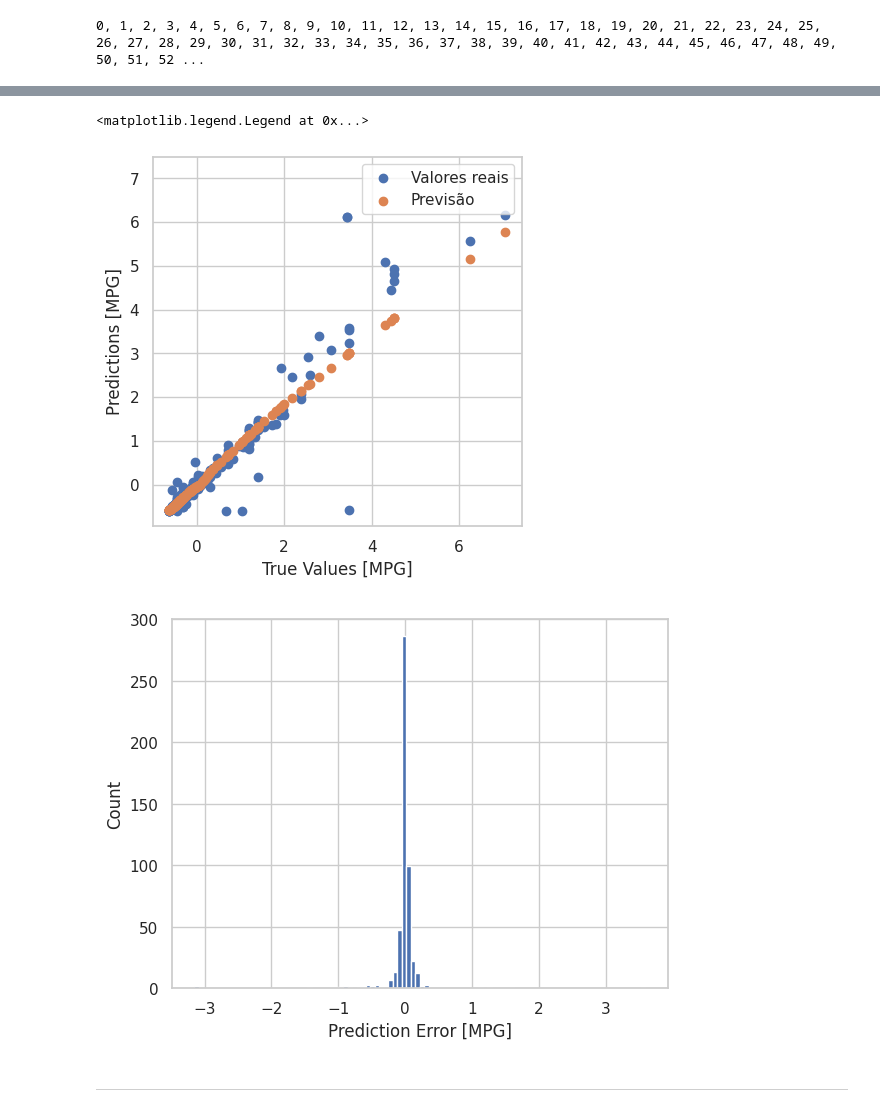
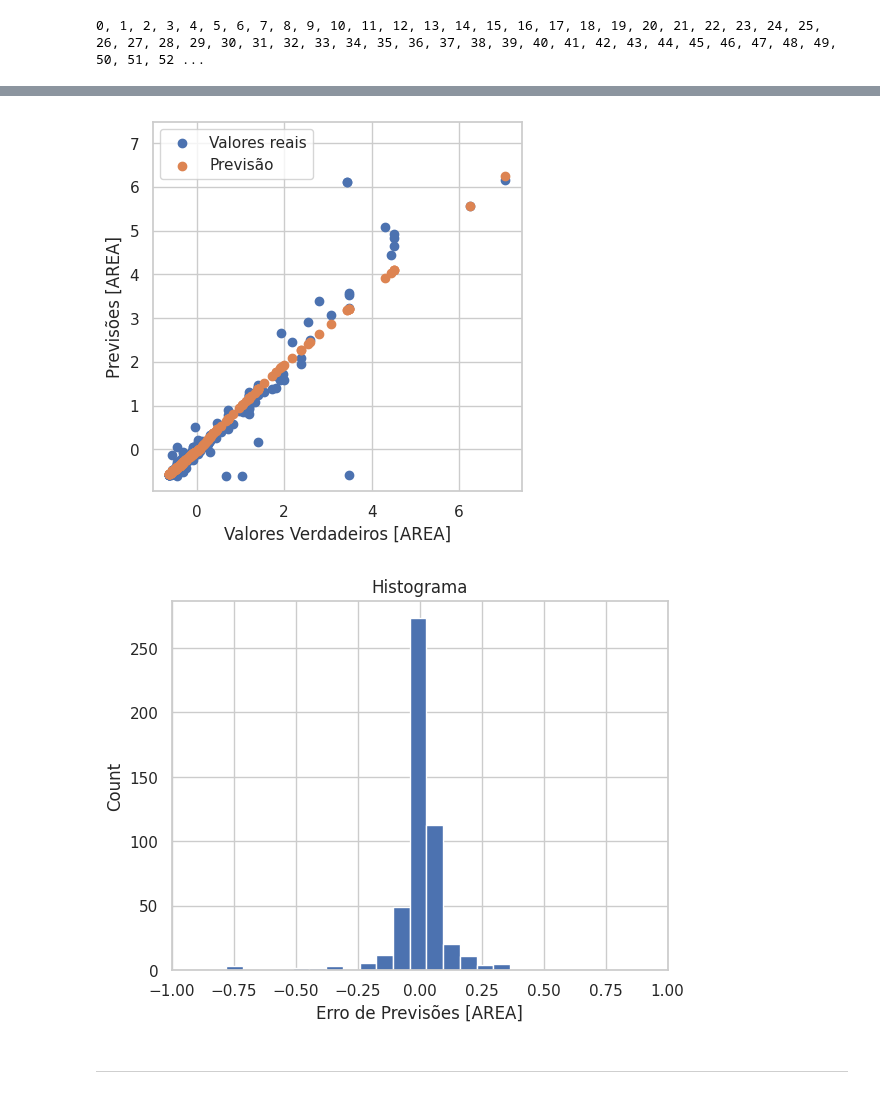
Before and after one commit to Oseiasdfarias/projeto_portifolio_data_science, a Jupyter notebook: geracao_distribuida_fotovoltaica.ipynb, the cells around one changed output, grey strips where cells are left out. Saved outputs shown, nothing was run; the diff lists cells and outputs as text; code cells hidden in the pictures.

```diff
--- a/geracao_distribuida_fotovoltaica.ipynb
+++ b/geracao_distribuida_fotovoltaica.ipynb
@@ -727,11 +727,11 @@ plot_history(history)
 model = build_model()
 
 # O parâmetro patience é o quantidade de epochs para checar as melhoras
-early_stop = keras.callbacks.EarlyStopping(monitor='val_loss', patience=20)
+early_stop = keras.callbacks.EarlyStopping(monitor='val_loss', patience=10)
 
 history = model.fit(x_trein, y_trein, epochs=EPOCHS,
                     validation_split = 0.2, verbose=0, callbacks=[early_stop, PrintDot()])
 
-plot_history(history)
+plot_history(history);
 # %% [output]
 0, 1, 2, 3, 4, 5, 6, 7, 8, 9, 10, 11, 12, 13, 14, 15, 16, 17, 18, 19, 20, 21, 22, 23,
@@ -761,20 +762,23 @@ _ = plt.plot([-100, 100], [-100, 100])
 # %%
 plt.scatter(x_test, y_test, label="Valores reais")
 plt.scatter(x_test, test_predictions, label="Previsão")
-plt.xlabel('True Values [MPG]')
-plt.ylabel('Predictions [MPG]')
+plt.xlabel('Valores Verdadeiros [AREA]')
+plt.ylabel('Previsões [AREA]')
 plt.axis('equal')
 plt.axis('square')
 plt.legend()
+plt.show()
 # %% [output]
-<matplotlib.legend.Legend at 0x...>
-[figure, old version]
+[figure, new version]
 # %%
 error = test_predictions - y_test
 plt.hist(error, bins = 100)
-plt.xlabel("Prediction Error [MPG]")
+plt.title("Histograma")
+plt.xlabel('Erro de Previsões [AREA]')
+plt.xlim([-1, 1])
 _ = plt.ylabel("Count")
+plt.show()
 # %% [output]
-[figure, old version]
+[figure, new version]
 # %% [markdown]
 ---
```
Also changed, not shown: parts of 9 cells of this notebook.
